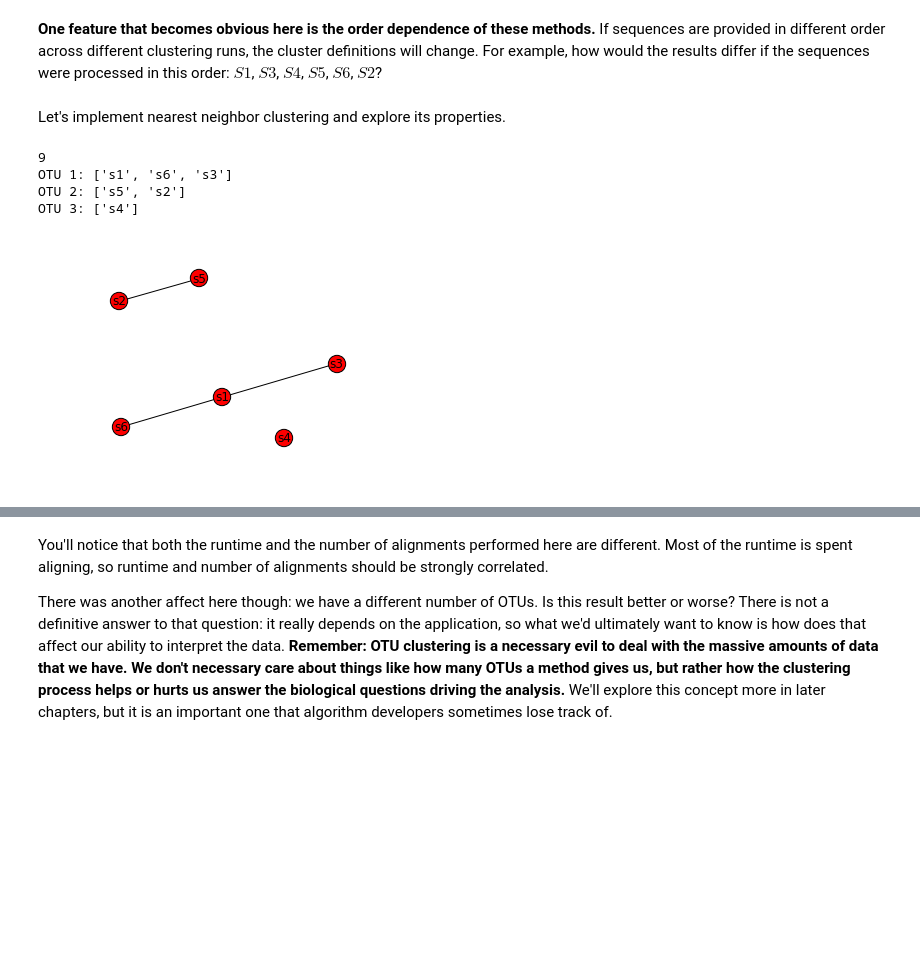
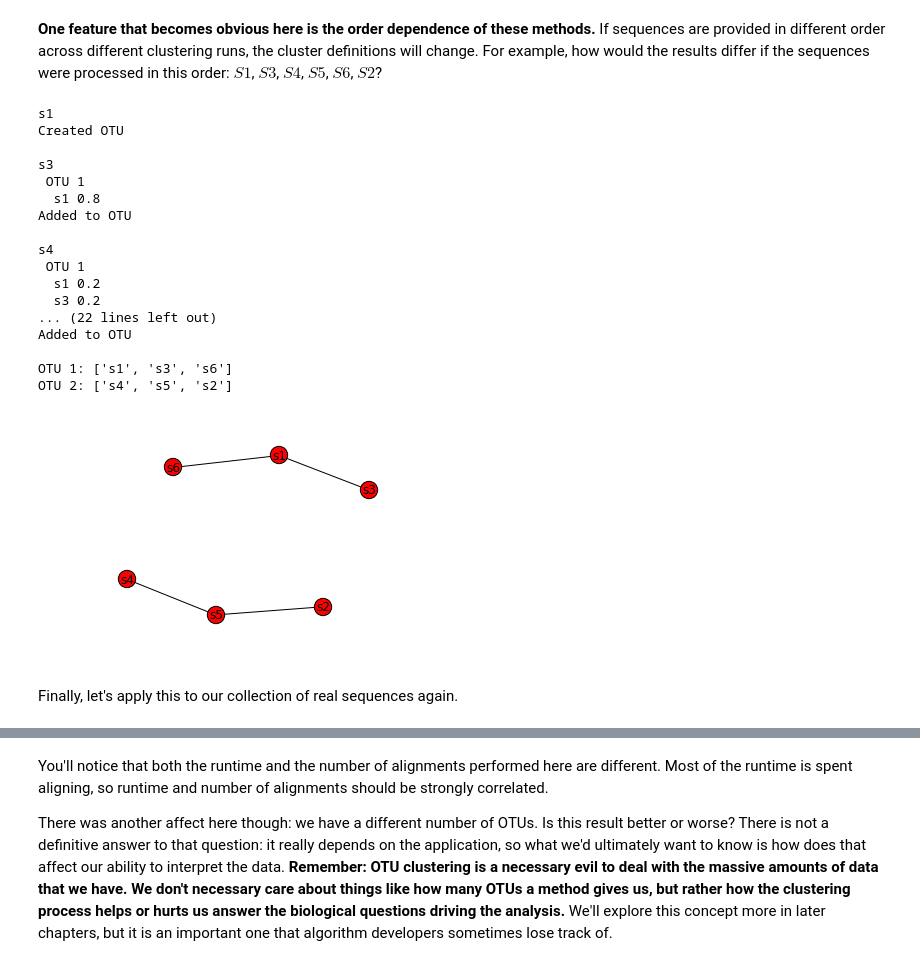
Before and after one commit to applied-bioinformatics/An-Introduction-To-Applied-Bioinformatics, a Jupyter notebook: fundamentals/sequence-mapping-and-clustering.ipynb, the cells around one changed output, grey strips where cells are left out. Drawn from its saved outputs; the diff is of its cells as text; code cells hidden in the pictures; blank space fills up the shorter version.

```diff
--- a/fundamentals/sequence-mapping-and-clustering.ipynb
+++ b/fundamentals/sequence-mapping-and-clustering.ipynb
@@ -80,16 +80,3 @@ print(seqs_16s.sequence_count())
-# %%
-def show_clusters(clusters, print_clusters=True, plot_clusters=True, plot_labels=False):
-    G = nx.Graph()
-    for c in clusters:
-        G = nx.union(G, c)
-        if print_clusters: print("%s: %s" % (c.graph['id'], [s.id for s in c.nodes()]))
-    if plot_clusters:
-        pos=nx.spring_layout(G)
-        nx.draw_networkx_nodes(G, pos)
-        if G.number_of_edges() > 0:
-            nx.draw_networkx_edges(G, pos)
-        if plot_labels: nx.draw_networkx_labels(G, pos, labels={d:d.id for d in G.nodes()})
-        _ = plt.axis('off')
 # %% [markdown]
 ### Furthest neighbor clustering
 # %% [markdown]
@@ -338,0 +370,11 @@ Our first sequence, $S1$, will again define a new OTU. We'll call that OTU $OTU1
+# %%
+def nearest_neighbor(seq, cluster, similarity_threshold, aligner, verbose=False):
+    alignment_results = []
+    for node in cluster.nodes_iter():
+        aln = aligner(seq, node)
+        percent_similarity = aln[0].fraction_same(aln[1])
+        alignment_results.append((node, percent_similarity))
+        if verbose: print(" ", node.id, percent_similarity)
+        if percent_similarity >= similarity_threshold:
+            return True, alignment_results
+    return False, alignment_results
@@ -349,28 +514,30 @@ Finally, let's cluster our last sequence, $S6$. Remember that $S6$ falls within
 # %% [markdown]
 **One feature that becomes obvious here is the order dependence of these methods.** If sequences are provided in different order across different clustering runs, the cluster definitions will change. For example, how would the results differ if the sequences were processed in this order: $S1$, $S3$, $S4$, $S5$, $S6$, $S2$?
-# %% [markdown]
-Let's implement nearest neighbor clustering and explore its properties.
-# %%
-def nearest_neighbor(seq, cluster, similarity_threshold, aligner):
-    alignment_results = []
-    for node in cluster.nodes_iter():
-        aln = aligner(seq, node)
-        percent_similarity = aln[0].fraction_same(aln[1])
-        alignment_results.append((node, percent_similarity))
-        if percent_similarity >= similarity_threshold:
-            return True, alignment_results
-    return False, alignment_results
 # %%
-clusters, num_alignments = cluster(aln1, 0.70,
-                                   nearest_neighbor, aligner=global_pairwise_align_nucleotide)
-print(num_alignments)
+clusters, num_alignments = cluster([s1, s3, s4, s5, s6, s2], 0.70,
+                                   nearest_neighbor, aligner=global_pairwise_align_nucleotide, verbose=True)
 show_clusters(clusters, plot_labels=True)
 # %% [output]
-9
-OTU 1: ['s1', 's6', 's3']
-OTU 2: ['s5', 's2']
-OTU 3: ['s4']
+s1
+Created OTU
+
+s3
+ OTU 1
+  s1 0.8
+Added to OTU
+
+s4
+ OTU 1
+  s1 0.2
+  s3 0.2
+... (22 lines left out)
+Added to OTU
+
+OTU 1: ['s1', 's3', 's6']
+OTU 2: ['s4', 's5', 's2']
-[figure, old version]
+[figure, new version]
+# %% [markdown]
+Finally, let's apply this to our collection of real sequences again.
 # %%
 r = evaluate_cluster_fn(nearest_neighbor, seqs_16s, 0.70)
 # %% [output]
```
Also changed, not shown: parts of 76 cells of this notebook.
